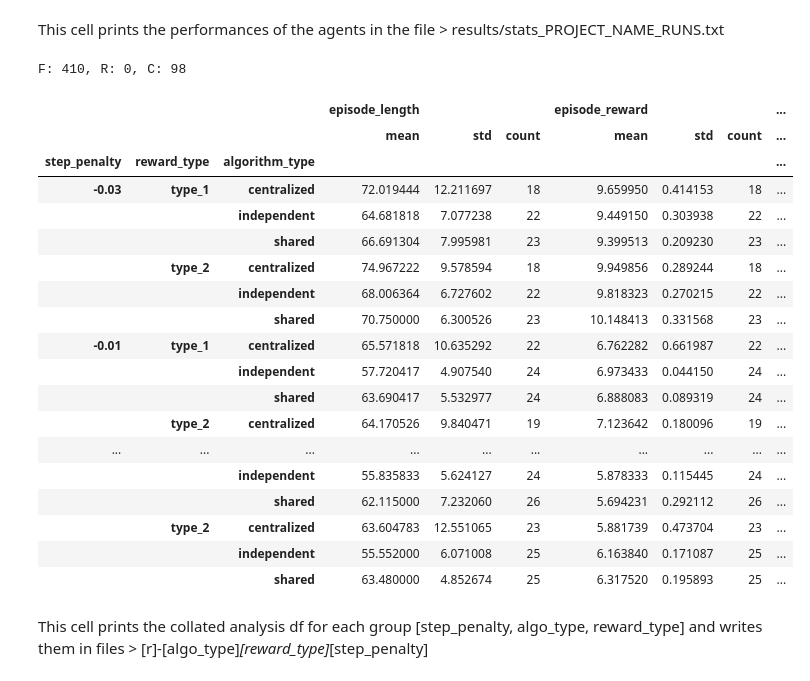
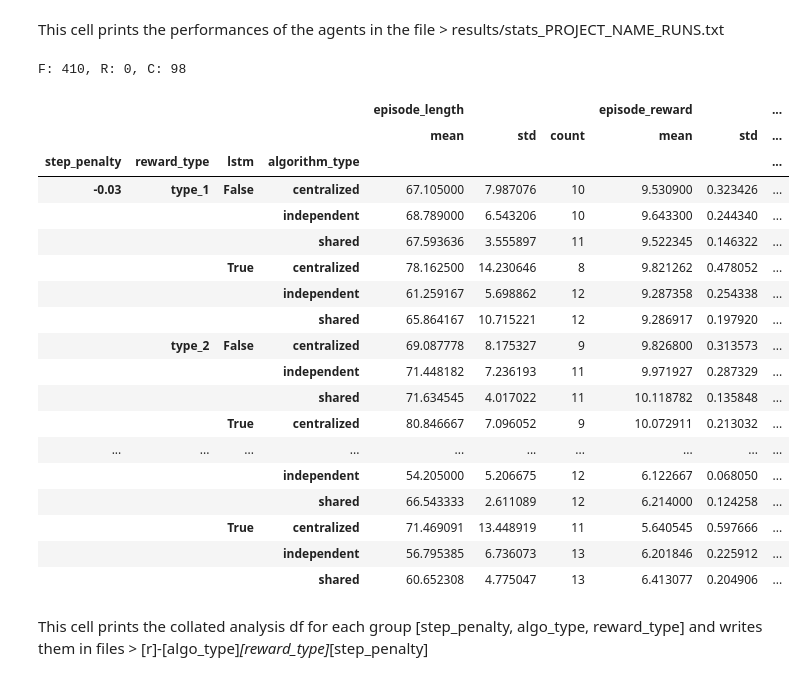
Before and after one commit to priyamDalmia/predator-prey, a Jupyter notebook: temp/wandb_test.ipynb, the cells around one changed output. Drawn from its saved outputs; the diff is of its cells as text; code cells hidden in the pictures.

Commit message:
fix: discrete env reward step fix

```diff
--- a/temp/wandb_test.ipynb
+++ b/temp/wandb_test.ipynb
@@ -20,7 +20,7 @@ This cell prints the performances of the agents in the file > results/stats_PROJ
 _run_stats = dict()
 collated_performances_df = pd.DataFrame(
     [],
-    columns = ['step_penalty', 'algorithm_type', 'reward_type',
+    columns = ['step_penalty', 'algorithm_type', 'reward_type', 'lstm',
         'episode_length', 'episode_reward', 'epsiode_assists',\
                'eval_length', 'eval_reward', 'eval_assists']
 ).fillna(0)
@@ -37,53 +37,55 @@ for run in runs:
     _run_stats['finished_runs'] = _run_stats.get('finished_runs', 0) + 1
 
     config = run.config
     algo_type = config['algorithm_type']
     reward_type = config['env_config']['reward_type']
     step_penalty = config['env_config']['step_penalty']
+    use_lstm = config['training']['model']['use_lstm']
     collated_performances_df.loc[len(collated_performances_df)] = [
         step_penalty,
         algo_type,
         reward_type,
+        use_lstm,
         run.summary['episode_len_mean'],
         run.summary['episode_reward_mean'],
         run.summary['episode_assists_mean'],
         run.summary['eval_episode_len'],
         run.summary['eval_reward'],
         run.summary['eval_assists']
     ]
 
 print(f"F: {_run_stats.get('finished_runs', 0)}, R: {_run_stats.get('running_runs', 0)}, C: {_run_stats.get('crashed_runs', 0)}")
-collated_performances_df = collated_performances_df.groupby(['step_penalty', 'reward_type', 'algorithm_type']).agg(['mean', 'std', 'count'])
+collated_performances_df = collated_performances_df.groupby(['step_penalty', 'reward_type', 'lstm', 'algorithm_type']).agg(['mean', 'std', 'count'])
 with open(f"{RESULTS_DIR}/stats_{project}_{_run_stats.get('finished_runs')}.txt", 'a') as f:
     f.write(f"Finished: {_run_stats.get('finished_runs', 0)}, Running: {_run_stats.get('running_runs', 0)}, Crashed: {_run_stats.get('crashed_runs', 0)}\n")
     f.write(collated_performances_df.to_string())
     f.write("\n\n\n")
     # f.write(collated_performances_df.to_latex())
     # f.write("\n\n\n")
     # f.write(collated_performances_df.to_markdown())
     # f.write("\n\n\n")
 collated_performances_df
 # %% [output]
 F: 410, R: 0, C: 98
-|  |  |  | episode_length |  |  | episode_reward |  |  | ... |
-|  |  |  | mean | std | count | mean | std | count | ... |
-| step_penalty | reward_type | algorithm_type |  |  |  |  |  |  | ... |
-| -0.03 | type_1 | centralized | 72.019444 | 12.211697 | 18 | 9.659950 | 0.414153 | 18 | ... |
-|  |  | independent | 64.681818 | 7.077238 | 22 | 9.449150 | 0.303938 | 22 | ... |
-|  |  | shared | 66.691304 | 7.995981 | 23 | 9.399513 | 0.209230 | 23 | ... |
-|  | type_2 | centralized | 74.967222 | 9.578594 | 18 | 9.949856 | 0.289244 | 18 | ... |
-|  |  | independent | 68.006364 | 6.727602 | 22 | 9.818323 | 0.270215 | 22 | ... |
-|  |  | shared | 70.750000 | 6.300526 | 23 | 10.148413 | 0.331568 | 23 | ... |
-| -0.01 | type_1 | centralized | 65.571818 | 10.635292 | 22 | 6.762282 | 0.661987 | 22 | ... |
-|  |  | independent | 57.720417 | 4.907540 | 24 | 6.973433 | 0.044150 | 24 | ... |
-|  |  | shared | 63.690417 | 5.532977 | 24 | 6.888083 | 0.089319 | 24 | ... |
-|  | type_2 | centralized | 64.170526 | 9.840471 | 19 | 7.123642 | 0.180096 | 19 | ... |
+|  |  |  |  | episode_length |  |  | episode_reward |  | ... |
+|  |  |  |  | mean | std | count | mean | std | ... |
+| step_penalty | reward_type | lstm | algorithm_type |  |  |  |  |  | ... |
+| -0.03 | type_1 | False | centralized | 67.105000 | 7.987076 | 10 | 9.530900 | 0.323426 | ... |
+|  |  |  | independent | 68.789000 | 6.543206 | 10 | 9.643300 | 0.244340 | ... |
+|  |  |  | shared | 67.593636 | 3.555897 | 11 | 9.522345 | 0.146322 | ... |
+|  |  | True | centralized | 78.162500 | 14.230646 | 8 | 9.821262 | 0.478052 | ... |
+|  |  |  | independent | 61.259167 | 5.698862 | 12 | 9.287358 | 0.254338 | ... |
+|  |  |  | shared | 65.864167 | 10.715221 | 12 | 9.286917 | 0.197920 | ... |
+|  | type_2 | False | centralized | 69.087778 | 8.175327 | 9 | 9.826800 | 0.313573 | ... |
+|  |  |  | independent | 71.448182 | 7.236193 | 11 | 9.971927 | 0.287329 | ... |
+|  |  |  | shared | 71.634545 | 4.017022 | 11 | 10.118782 | 0.135848 | ... |
+|  |  | True | centralized | 80.846667 | 7.096052 | 9 | 10.072911 | 0.213032 | ... |
 | ... | ... | ... | ... | ... | ... | ... | ... | ... | ... |
-|  |  | independent | 55.835833 | 5.624127 | 24 | 5.878333 | 0.115445 | 24 | ... |
-|  |  | shared | 62.115000 | 7.232060 | 26 | 5.694231 | 0.292112 | 26 | ... |
-|  | type_2 | centralized | 63.604783 | 12.551065 | 23 | 5.881739 | 0.473704 | 23 | ... |
-|  |  | independent | 55.552000 | 6.071008 | 25 | 6.163840 | 0.171087 | 25 | ... |
-|  |  | shared | 63.480000 | 4.852674 | 25 | 6.317520 | 0.195893 | 25 | ... |
+|  |  |  | independent | 54.205000 | 5.206675 | 12 | 6.122667 | 0.068050 | ... |
+|  |  |  | shared | 66.543333 | 2.611089 | 12 | 6.214000 | 0.124258 | ... |
+|  |  | True | centralized | 71.469091 | 13.448919 | 11 | 5.640545 | 0.597666 | ... |
+|  |  |  | independent | 56.795385 | 6.736073 | 13 | 6.201846 | 0.225912 | ... |
+|  |  |  | shared | 60.652308 | 4.775047 | 13 | 6.413077 | 0.204906 | ... |
 # %% [markdown]
 This cell prints the collated analysis df for each group [step_penalty, algo_type, reward_type] and writes them in files > [r]-[algo_type]_[reward_type]_[step_penalty]
 # %%
```
Also changed, not shown: parts of 1 cell of this notebook, 7 other files.
